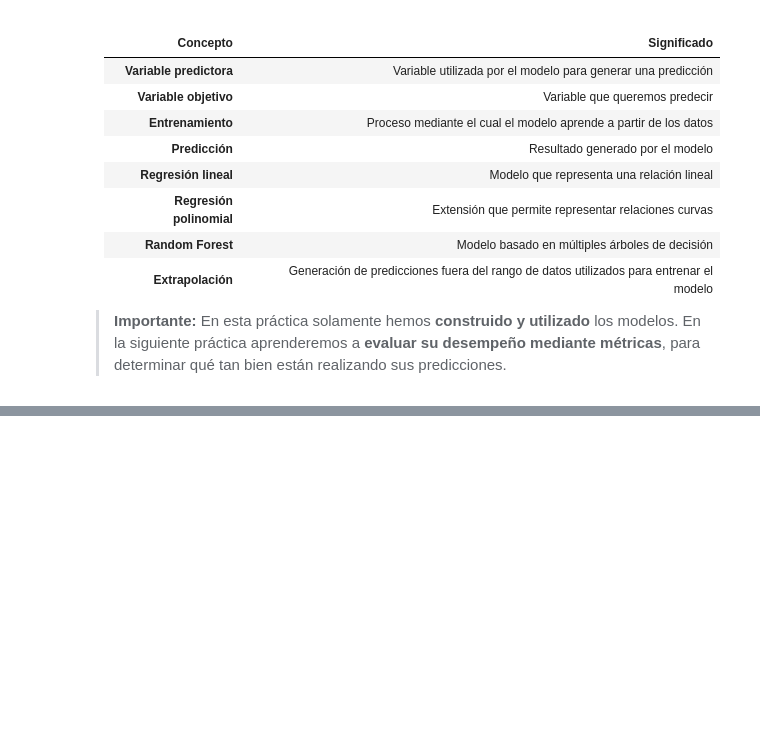
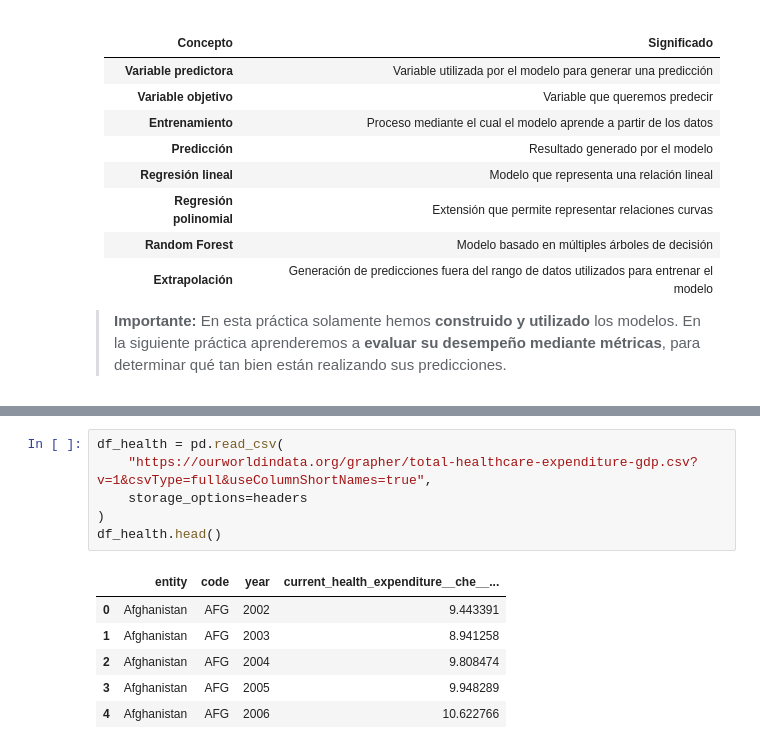
Before and after one commit to JoseSalle/BigData, a Jupyter notebook: UI_3_modelos_ml/notebooks/U3_1_modelos_regresion_demografia.ipynb, the cells around one changed output, grey strips where cells are left out. Cells and saved outputs as stored; diff of their text form; blank space fills up the shorter version.

```diff
--- a/UI_3_modelos_ml/notebooks/U3_1_modelos_regresion_demografia.ipynb
+++ b/UI_3_modelos_ml/notebooks/U3_1_modelos_regresion_demografia.ipynb
@@ -1103,0 +1120,13 @@ Al finalizar la práctica, debes poder identificar:
+# %%
+df_health = pd.read_csv(
+    "https://ourworldindata.org/grapher/total-healthcare-expenditure-gdp.csv?v=1&csvType=full&useColumnShortNames=true",
+    storage_options=headers
+)
+df_health.head()
+# %% [output]
+|  | entity | code | year | current_health_expenditure__che__... |
+| 0 | Afghanistan | AFG | 2002 | 9.443391 |
+| 1 | Afghanistan | AFG | 2003 | 8.941258 |
+| 2 | Afghanistan | AFG | 2004 | 9.808474 |
+| 3 | Afghanistan | AFG | 2005 | 9.948289 |
+| 4 | Afghanistan | AFG | 2006 | 10.622766 |
```
Also changed, not shown: parts of 4 cells of this notebook.
